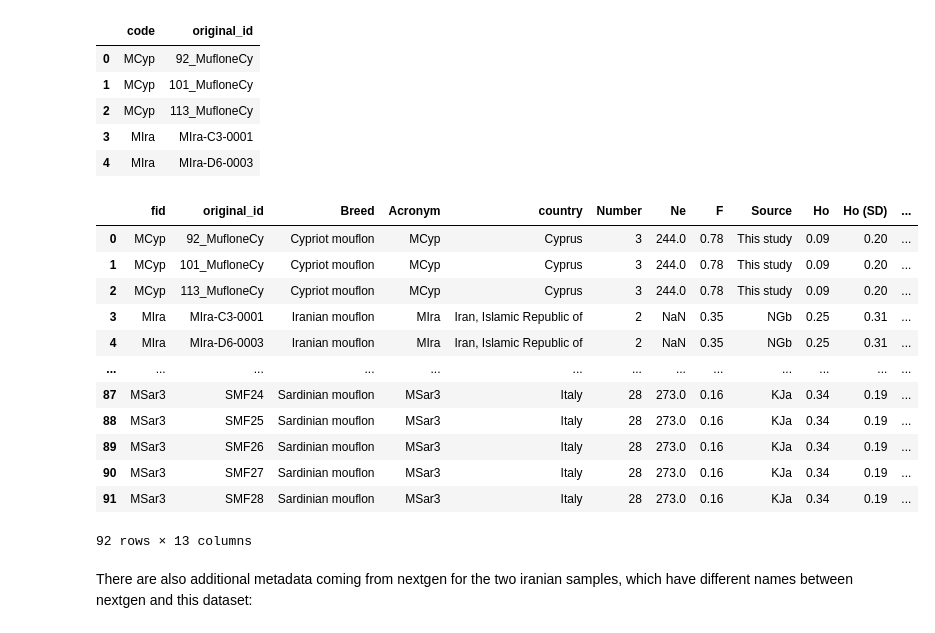
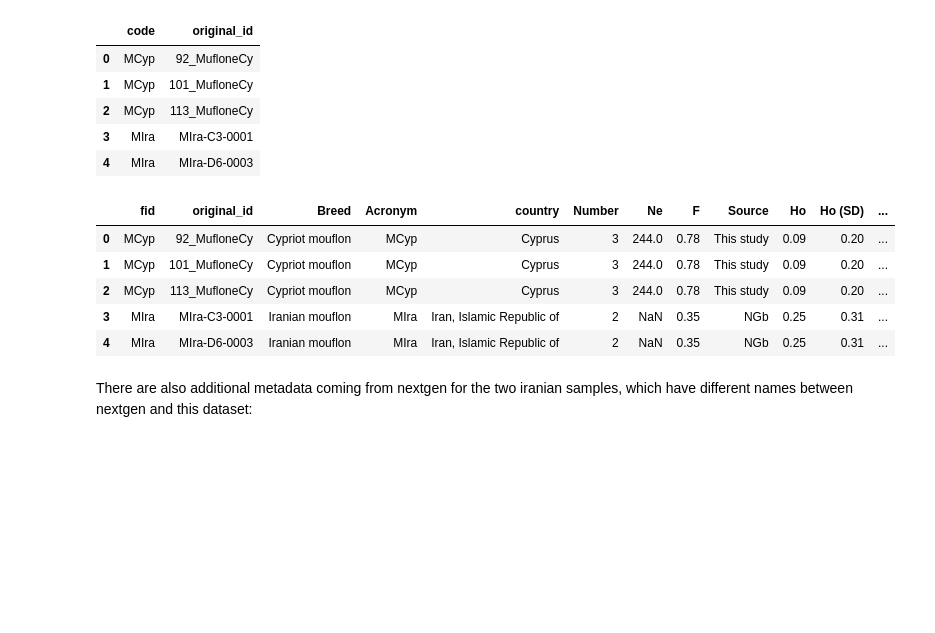
Before and after one commit to cnr-ibba/SMARTER-database, a Jupyter notebook: notebooks/exploratory/0.22.0-bunop-new_sheep_background_data.ipynb, the cells around one changed output. Drawn from its saved outputs; the diff is of its cells as text; code cells hidden in the pictures; blank space fills up the shorter version.

```diff
--- a/notebooks/exploratory/0.22.0-bunop-new_sheep_background_data.ipynb
+++ b/notebooks/exploratory/0.22.0-bunop-new_sheep_background_data.ipynb
@@ -207,0 +217,6 @@ muflon
+# %%
+muflon["Breed/population"] = muflon["Breed/population"].str.strip()
+muflon["Acronym"] = muflon["Acronym"].str.strip()
+muflon["Origin"] = muflon["Origin"].str.strip()
+muflon["Source"] = muflon["Source"].str.strip()
+muflon.head()
@@ -265,21 +281,14 @@ tmp.head()
 # %%
 muflon_metadata = pd.merge(tmp, muflon, left_on="code", right_on="Acronym")
 muflon_metadata.rename(columns={"Origin": "country", "code_x": "fid", "code_y": "code"}, inplace=True)
-muflon_metadata
+muflon_metadata.head()
 # %% [output]
 |  | fid | original_id | Breed | Acronym | country | Number | Ne | F | Source | Ho | Ho (SD) | ... |
 | 0 | MCyp | 92_MufloneCy | Cypriot mouflon | MCyp | Cyprus | 3 | 244.0 | 0.78 | This study | 0.09 | 0.20 | ... |
 | 1 | MCyp | 101_MufloneCy | Cypriot mouflon | MCyp | Cyprus | 3 | 244.0 | 0.78 | This study | 0.09 | 0.20 | ... |
 | 2 | MCyp | 113_MufloneCy | Cypriot mouflon | MCyp | Cyprus | 3 | 244.0 | 0.78 | This study | 0.09 | 0.20 | ... |
 | 3 | MIra | MIra-C3-0001 | Iranian mouflon | MIra | Iran, Islamic Republic of | 2 | NaN | 0.35 | NGb | 0.25 | 0.31 | ... |
 | 4 | MIra | MIra-D6-0003 | Iranian mouflon | MIra | Iran, Islamic Republic of | 2 | NaN | 0.35 | NGb | 0.25 | 0.31 | ... |
-| ... | ... | ... | ... | ... | ... | ... | ... | ... | ... | ... | ... | ... |
-| 87 | MSar3 | SMF24 | Sardinian mouflon | MSar3 | Italy | 28 | 273.0 | 0.16 | KJa | 0.34 | 0.19 | ... |
-| 88 | MSar3 | SMF25 | Sardinian mouflon | MSar3 | Italy | 28 | 273.0 | 0.16 | KJa | 0.34 | 0.19 | ... |
-| 89 | MSar3 | SMF26 | Sardinian mouflon | MSar3 | Italy | 28 | 273.0 | 0.16 | KJa | 0.34 | 0.19 | ... |
-| 90 | MSar3 | SMF27 | Sardinian mouflon | MSar3 | Italy | 28 | 273.0 | 0.16 | KJa | 0.34 | 0.19 | ... |
-| 91 | MSar3 | SMF28 | Sardinian mouflon | MSar3 | Italy | 28 | 273.0 | 0.16 | KJa | 0.34 | 0.19 | ... |
-92 rows × 13 columns
 # %% [markdown]
 There are also additional metadata coming from nextgen for the two iranian samples, which have different names between nextgen and this dataset:
 # %%
```
Also changed, not shown: parts of 21 cells of this notebook, 2 other files.
